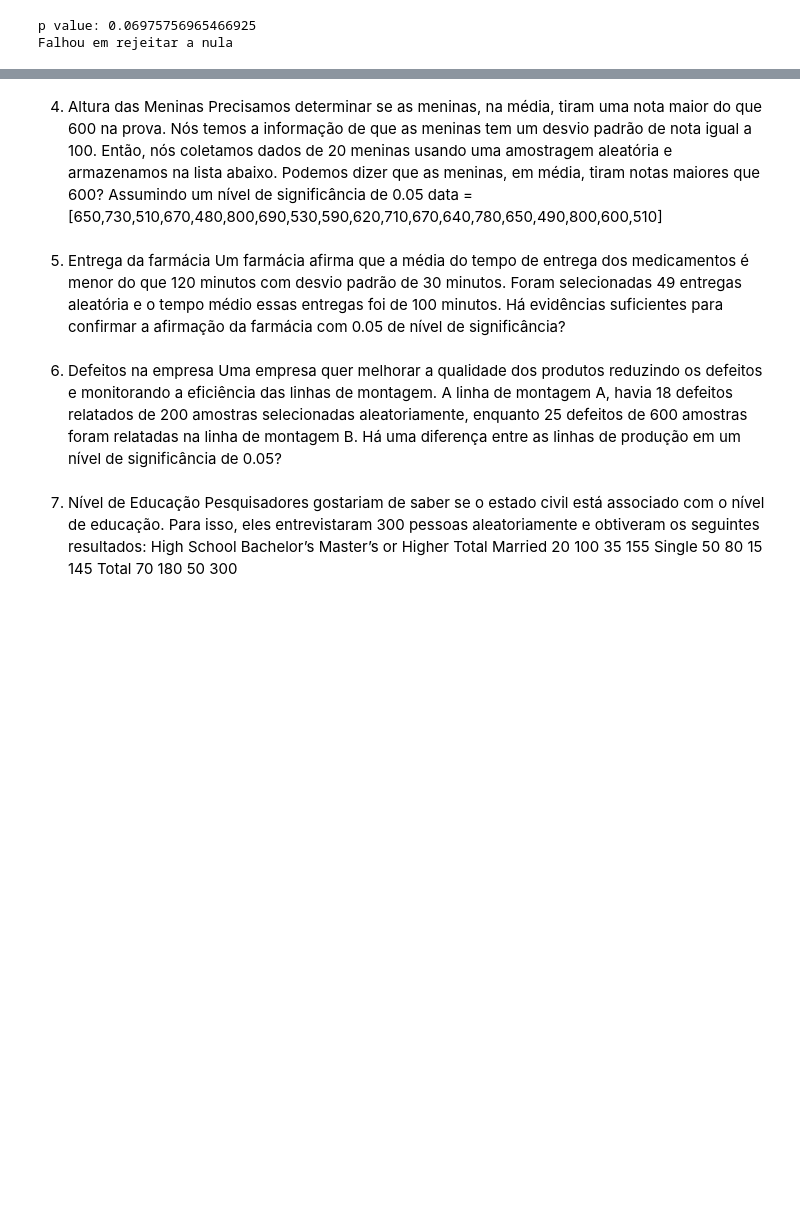
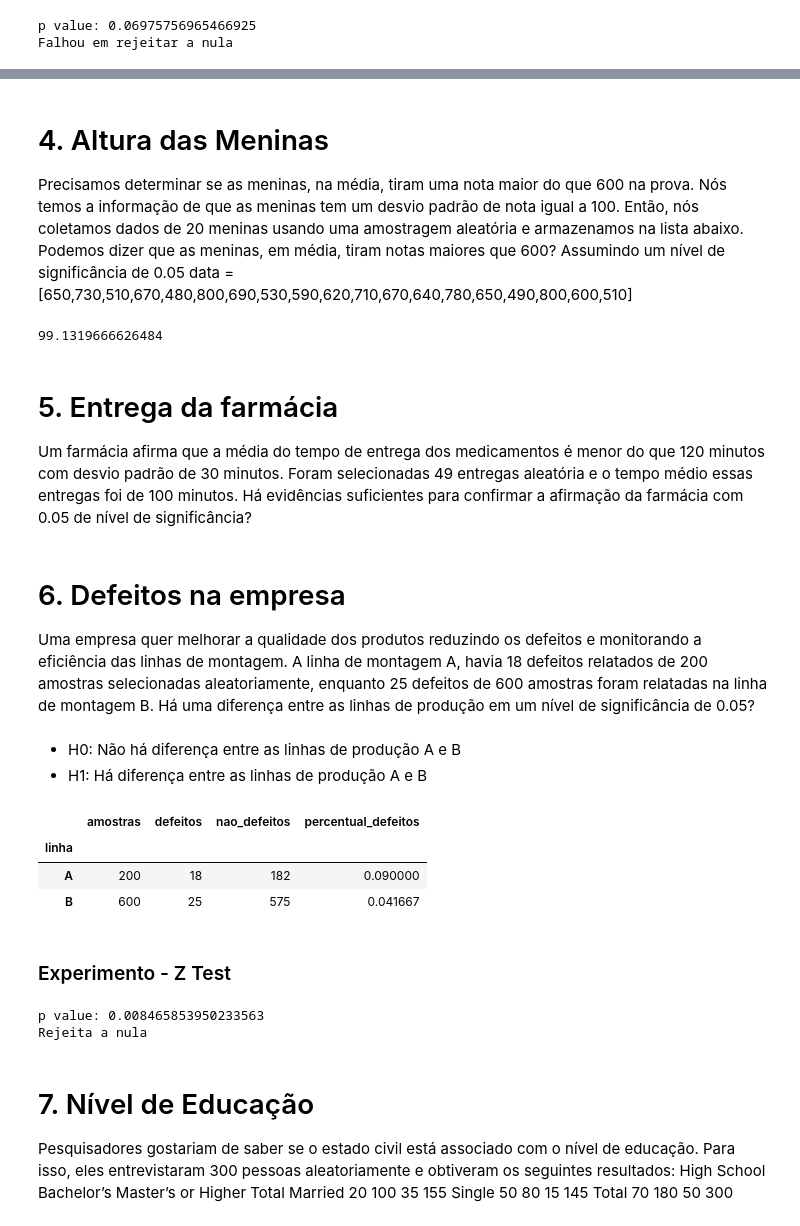
Before and after one commit to miguelzph/ab_test, a Jupyter notebook: notebooks/exercicios_aula_23.ipynb, the cells around one changed output, grey strips where cells are left out. Saved outputs shown, nothing was run; the diff lists cells and outputs as text; code cells hidden in the pictures; blank space fills up the shorter version.

```diff
--- a/notebooks/exercicios_aula_23.ipynb
+++ b/notebooks/exercicios_aula_23.ipynb
@@ -144,5 +300,5 @@ de significância de 0.05
 # %% [markdown]
-4. Altura das Meninas
+# 4. Altura das Meninas
 Precisamos determinar se as meninas, na média, tiram uma nota maior do que 600
 na prova. Nós temos a informação de que as meninas tem um desvio padrão de
 nota igual a 100.
@@ -151,8 +307,13 @@ armazenamos na lista abaixo.
 Podemos dizer que as meninas, em média, tiram notas maiores que 600?
 Assumindo um nível de significância de 0.05
 data = [650,730,510,670,480,800,690,530,590,620,710,670,640,780,650,490,800,600,510]
+# %%
+notas = np.array([650,730,510,670,480,800,690,530,590,620,710,670,640,780,650,490,800,600,510])
+notas.std()
+# %% [output]
+99.1319666626484
 # %% [markdown]
-5. Entrega da farmácia
+# 5. Entrega da farmácia
 Um farmácia afirma que a média do tempo de entrega dos medicamentos é menor
 do que 120 minutos com desvio padrão de 30 minutos.
 Foram selecionadas 49 entregas aleatória e o tempo médio essas entregas foi de
@@ -160,9 +321,26 @@ Foram selecionadas 49 entregas aleatória e o tempo médio essas entregas foi de
 Há evidências suficientes para confirmar a afirmação da farmácia com 0.05 de nível
 de significância?
 # %% [markdown]
-6. Defeitos na empresa
+# 6. Defeitos na empresa
 Uma empresa quer melhorar a qualidade dos produtos reduzindo os defeitos e
 monitorando a eficiência das linhas de montagem. A linha de montagem A, havia 18
 defeitos relatados de 200 amostras selecionadas aleatoriamente, enquanto 25
 defeitos de 600 amostras foram relatadas na linha de montagem B.
 Há uma diferença entre as linhas de produção em um nível de significância de 0.05?
+# %% [markdown]
+- H0: Não há diferença entre as linhas de produção A e B
+- H1: Há diferença entre as linhas de produção A e B
+# %%
+df6 = pd.DataFrame({'amostras':[200, 600], 'defeitos':[18, 25], 'linha':['A', 'B']})
+df6 = df6.set_index('linha')
+
+df6['nao_defeitos'] = df6['amostras'] - df6['defeitos']
+df6['percentual_defeitos'] = df6['defeitos'] / df6['amostras']
+df6
+# %% [output]
+|  | amostras | defeitos | nao_defeitos | percentual_defeitos |
+| linha |  |  |  |  |
+| A | 200 | 18 | 182 | 0.090000 |
+| B | 600 | 25 | 575 | 0.041667 |
+# %% [markdown]
+### Experimento - Z Test
@@ -169,5 +350,16 @@ Há uma diferença entre as linhas de produção em um nível de significância
+# %%
+_, p_value = ssapi.ztest(x1=x1,x2=x2)
+print(f'p value: {p_value}')
+
+if p_value< 0.05:
+    print('Rejeita a nula')
+else:
+    print('Falhou em rejeitar a nula')
+# %% [output]
+p value: 0.008465853950233563
+Rejeita a nula
 # %% [markdown]
-7. Nível de Educação
+# 7. Nível de Educação
 Pesquisadores gostariam de saber se o estado civil está associado com o nível de
 educação. Para isso, eles entrevistaram 300 pessoas aleatoriamente e obtiveram os
 seguintes resultados:
```
Also changed, not shown: parts of 36 cells of this notebook, 1 other file.
